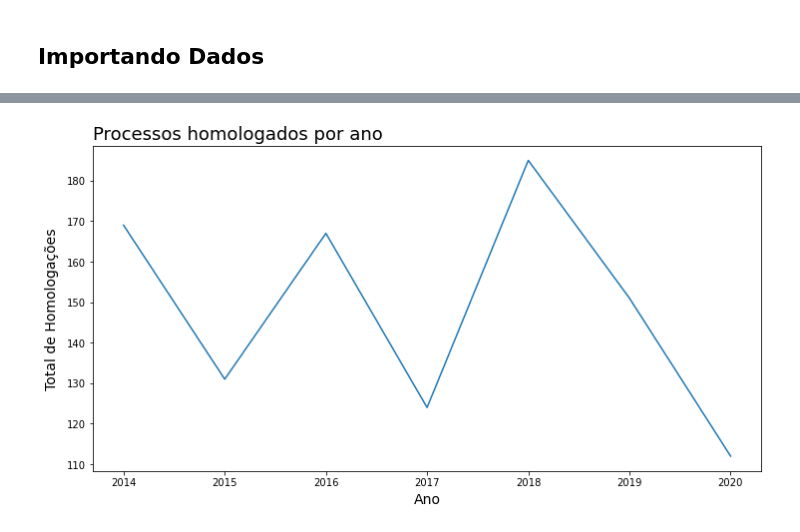
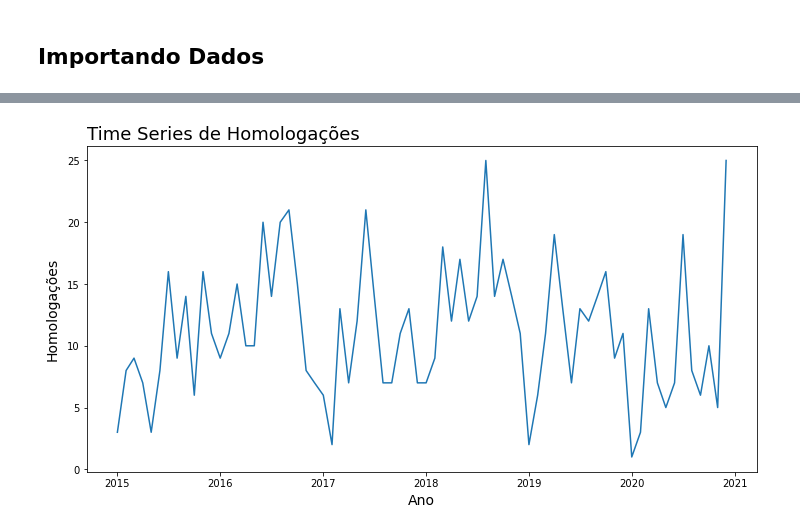
Before and after one commit to maisumdiego/Licitacoes_UFPR, a Jupyter notebook: Relatório de Análise de Dados I.ipynb, the cells around one changed output, grey strips where cells are left out. Cells and saved outputs as stored; diff of their text form; code cells hidden in the pictures.

```diff
--- a/Relatório de Análise de Dados I.ipynb
+++ b/Relatório de Análise de Dados I.ipynb
@@ -42,9 +149,9 @@ pd.DataFrame(hom_max_ano)
 # %%
-ax = sns.lineplot(x='Ano', y='Homologações', data=hom_max_ano)
+ax = sns.lineplot(x='Mês de homologação', y='Total', data=hom_por_mes)
 ax.figure.set_size_inches(12, 6)
-ax.set_title('Processos homologados por ano', loc='left', fontsize=18)
+ax.set_title('Time Series de Homologações', loc='left', fontsize=18)
 ax.set_xlabel('Ano', fontsize=14, labelpad=5)
-ax.set_ylabel('Total de Homologações', fontsize=14, labelpad=8)
+ax.set_ylabel('Homologações', fontsize=14, labelpad=8)
 ax = ax
 # %% [output]
-[figure, old version]
+[figure, new version]
```
Also changed, not shown: parts of 20 cells of this notebook, 8 other files.
